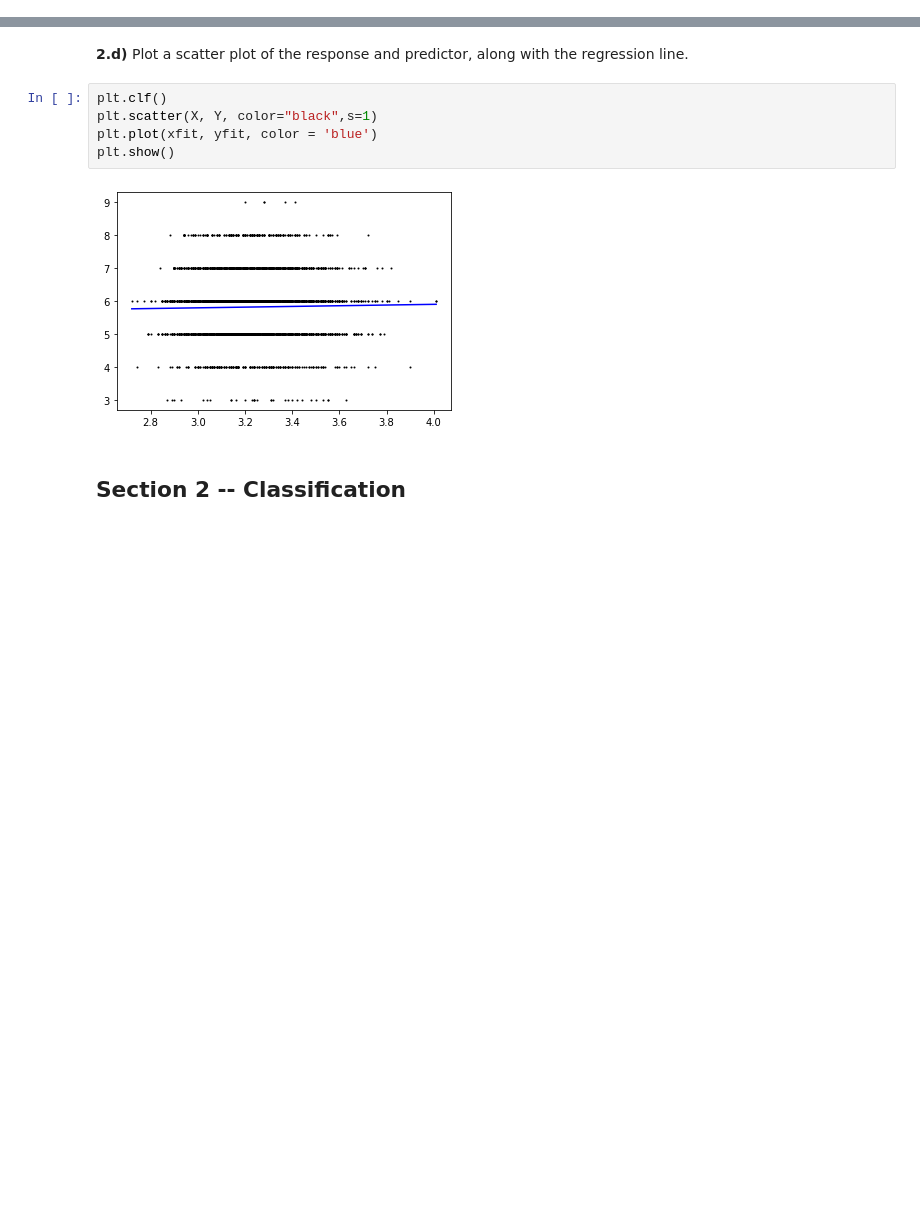
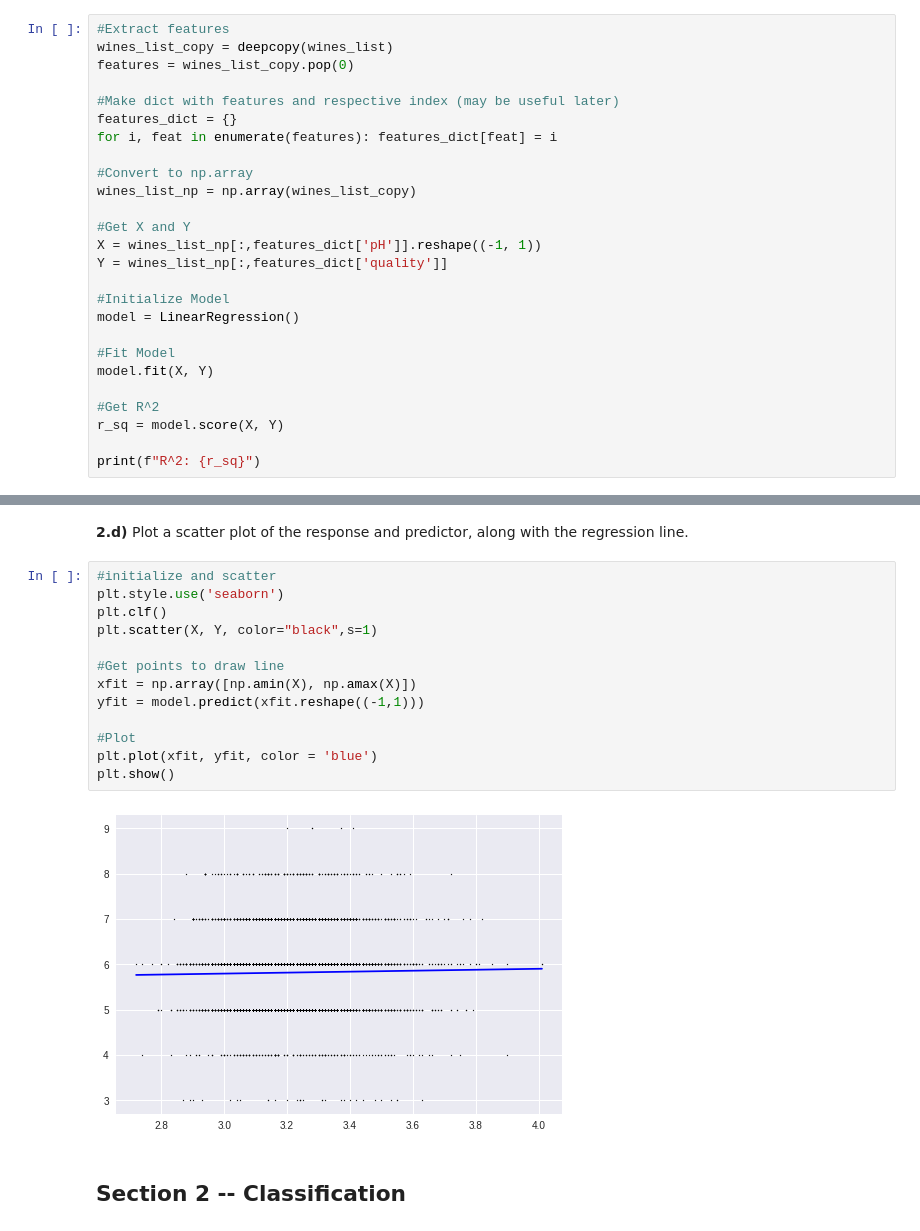
Before and after one commit to VilelaDiogo/AA_Project_G19, a Jupyter notebook: Assignments/Assignment2/Lab2_assignment.ipynb, the cells around one changed output, grey strips where cells are left out. Cells and saved outputs as stored; diff of their text form; blank space fills up the shorter version.

```diff
--- a/Assignments/Assignment2/Lab2_assignment.ipynb
+++ b/Assignments/Assignment2/Lab2_assignment.ipynb
@@ -85,0 +55,26 @@ R^2: 0.00038047247739547707
+# %%
+#Extract features
+wines_list_copy = deepcopy(wines_list)
+features = wines_list_copy.pop(0)
+
+#Make dict with features and respective index (may be useful later)
+features_dict = {}
+for i, feat in enumerate(features): features_dict[feat] = i
+
+#Convert to np.array
+wines_list_np = np.array(wines_list_copy)
+
+#Get X and Y
+X = wines_list_np[:,features_dict['pH']].reshape((-1, 1))
+Y = wines_list_np[:,features_dict['quality']]
+
+#Initialize Model
+model = LinearRegression()
+
+#Fit Model
+model.fit(X, Y)
+
+#Get R^2
+r_sq = model.score(X, Y)
+
+print(f"R^2: {r_sq}")
@@ -123,12 +113,20 @@ print(inv_lin(a1,a2,9))
 # %% [markdown]
 **2.d)** Plot a scatter plot of the response and predictor, along with the regression line.
 # %%
+#initialize and scatter
+plt.style.use('seaborn')
 plt.clf()
 plt.scatter(X, Y, color="black",s=1)
+
+#Get points to draw line
+xfit = np.array([np.amin(X), np.amax(X)])
+yfit = model.predict(xfit.reshape((-1,1)))
+
+#Plot
 plt.plot(xfit, yfit, color = 'blue')
 plt.show()
 # %% [output]
-[figure, old version]
+[figure, new version]
 # %% [markdown]
 ## Section 2 -- Classification
 # %% [markdown]
```
Also changed, not shown: parts of 21 cells of this notebook.
